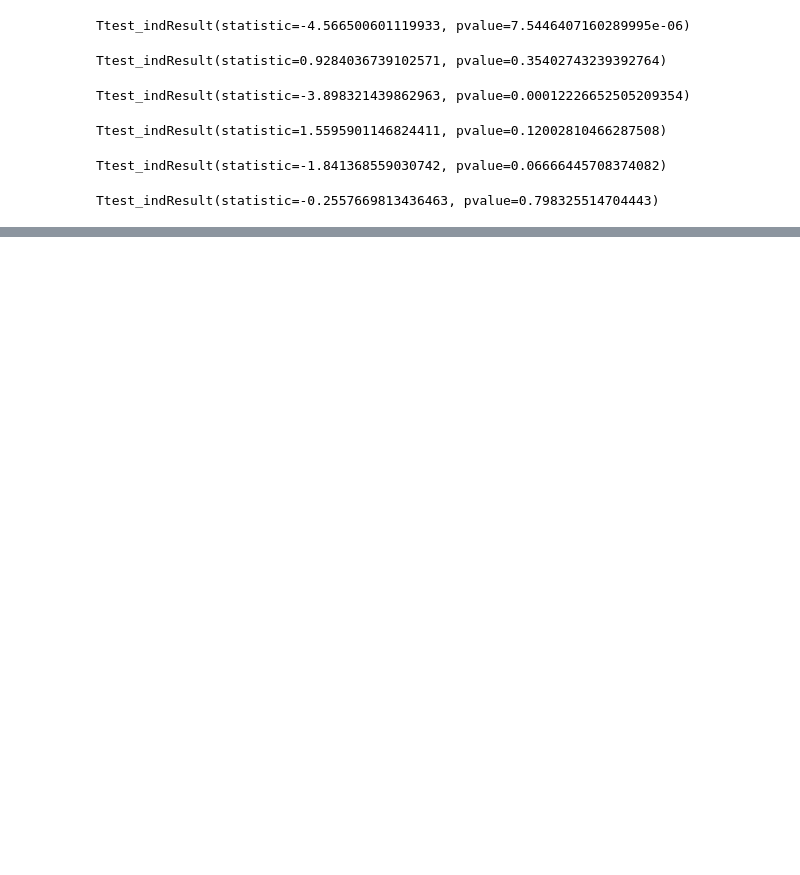
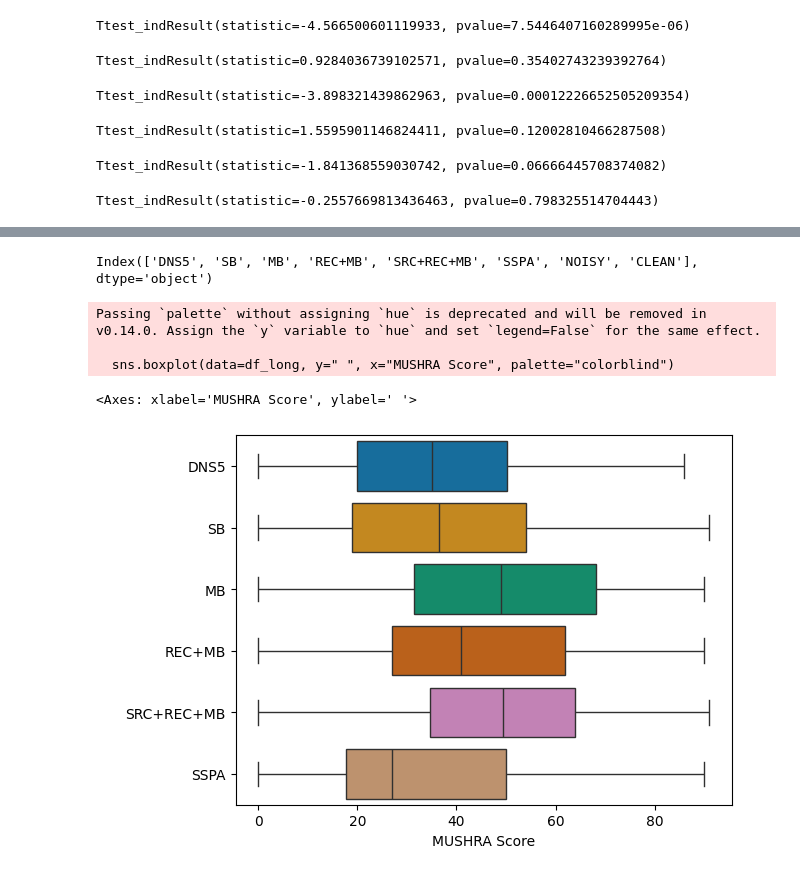
Before and after one commit to enricguso/guso_interspeech25, a Jupyter notebook: notebooks/ttest.ipynb, the cells around one changed output, grey strips where cells are left out. Cells and saved outputs as stored; diff of their text form; code cells hidden in the pictures; blank space fills up the shorter version.

```diff
--- a/notebooks/ttest.ipynb
+++ b/notebooks/ttest.ipynb
@@ -58,0 +106,18 @@ Ttest_indResult(statistic=-0.2557669813436463, pvalue=0.798325514704443)
+# %%
+df.columns
+# %% [output]
+Index(['DNS5', 'SB', 'MB', 'REC+MB', 'SRC+REC+MB', 'SSPA', 'NOISY', 'CLEAN'], dtype='object')
+# %%
+df_long = data.melt(var_name=" ", value_name="MUSHRA Score")
+#plt.figure(figsize=(8, 6))
+sns.boxplot(data=df_long, y=" ", x="MUSHRA Score", palette="colorblind")
+#plt.xlabel("Score")
+#plt.ylabel("Model")
+#plt.title("Score Distribution Across Models")
+#plt.show()
+# %% [output]
+Passing `palette` without assigning `hue` is deprecated and will be removed in v0.14.0. Assign the `y` variable to `hue` and set `legend=False` for the same effect.
+
+  sns.boxplot(data=df_long, y=" ", x="MUSHRA Score", palette="colorblind")
+<Axes: xlabel='MUSHRA Score', ylabel=' '>
+[figure, added]
```
Also changed, not shown: parts of 6 cells of this notebook, 1 other file.
